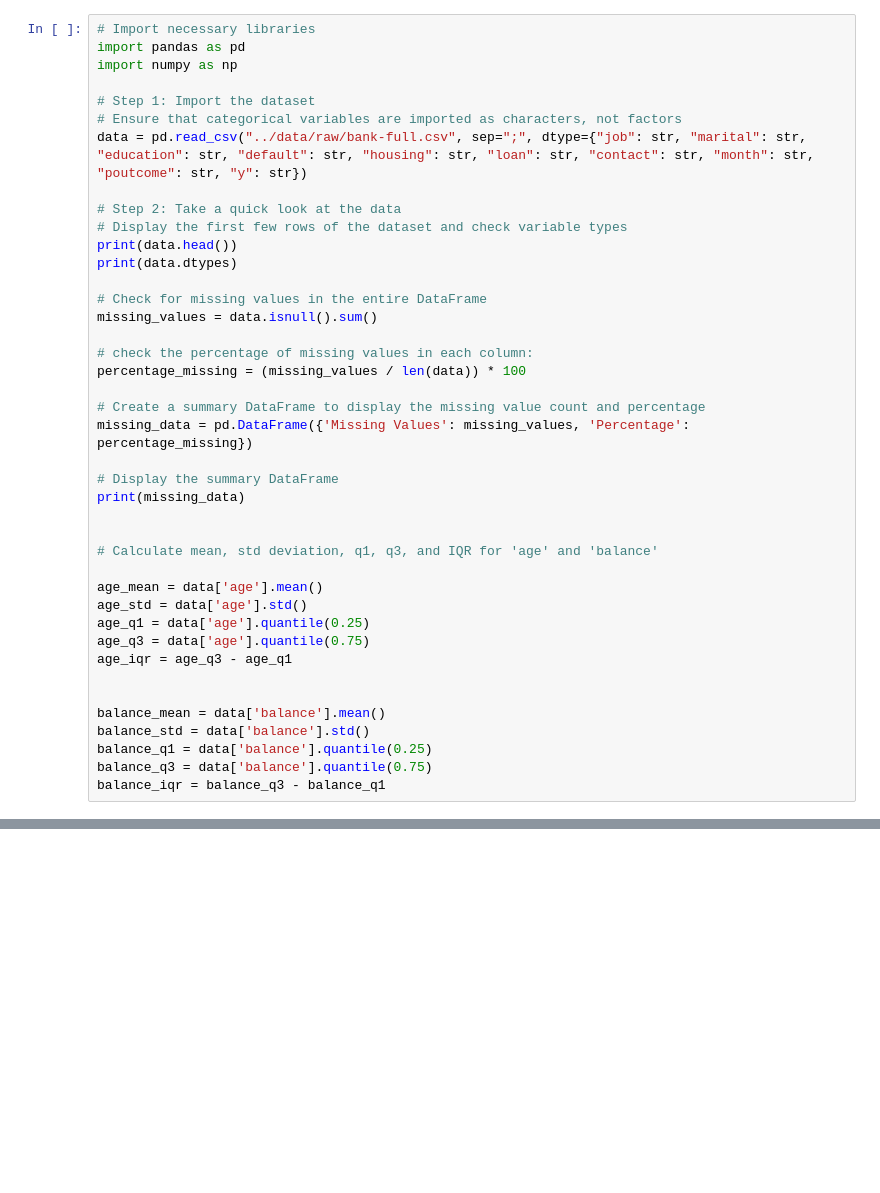
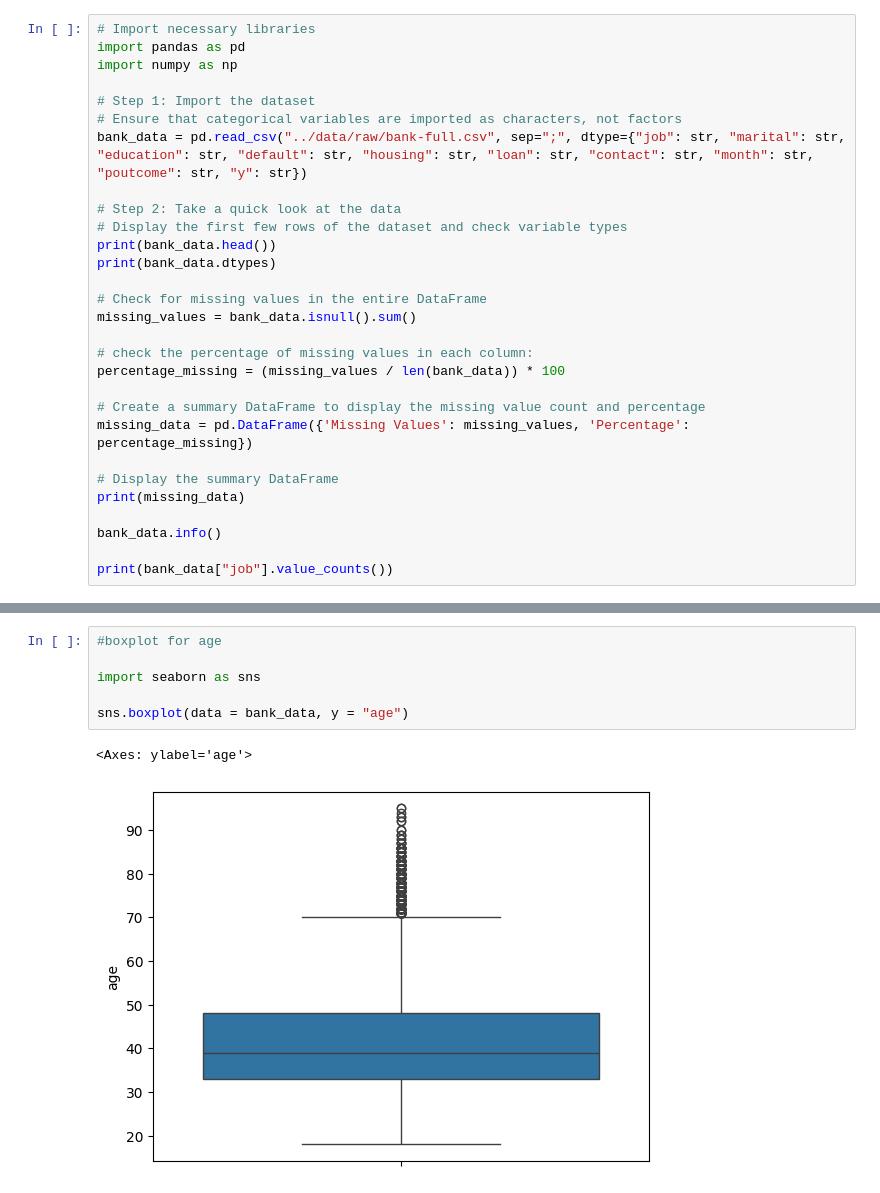
Before and after one commit to Soorabh/BankCustomerSubscription, a Jupyter notebook: notebooks/Bank Customer Term subscription.ipynb, the cells around one changed output, grey strips where cells are left out. Cells and saved outputs as stored; diff of their text form; blank space fills up the shorter version.

```diff
--- a/notebooks/Bank Customer Term subscription.ipynb
+++ b/notebooks/Bank Customer Term subscription.ipynb
@@ -5,18 +5,18 @@ import numpy as np
 
 # Step 1: Import the dataset
 # Ensure that categorical variables are imported as characters, not factors
-data = pd.read_csv("../data/raw/bank-full.csv", sep=";", dtype={"job": str, "marital": str, "education": str, "default": str, "housing": str, "loan": str, "contact": str, "month": str, "poutcome": str, "y": str})
+bank_data = pd.read_csv("../data/raw/bank-full.csv", sep=";", dtype={"job": str, "marital": str, "education": str, "default": str, "housing": str, "loan": str, "contact": str, "month": str, "poutcome": str, "y": str})
 
 # Step 2: Take a quick look at the data
 # Display the first few rows of the dataset and check variable types
-print(data.head())
-print(data.dtypes)
+print(bank_data.head())
+print(bank_data.dtypes)
 
 # Check for missing values in the entire DataFrame
-missing_values = data.isnull().sum()
+missing_values = bank_data.isnull().sum()
 
 # check the percentage of missing values in each column:
-percentage_missing = (missing_values / len(data)) * 100
+percentage_missing = (missing_values / len(bank_data)) * 100
 
 # Create a summary DataFrame to display the missing value count and percentage
 missing_data = pd.DataFrame({'Missing Values': missing_values, 'Percentage': percentage_missing})
@@ -24,21 +24,9 @@ missing_data = pd.DataFrame({'Missing Values': missing_values, 'Percentage': per
 # Display the summary DataFrame
 print(missing_data)
 
+bank_data.info()
 
-# Calculate mean, std deviation, q1, q3, and IQR for 'age' and 'balance'
-
-age_mean = data['age'].mean()
-age_std = data['age'].std()
-age_q1 = data['age'].quantile(0.25)
-age_q3 = data['age'].quantile(0.75)
-age_iqr = age_q3 - age_q1
-
-
-balance_mean = data['balance'].mean()
-balance_std = data['balance'].std()
-balance_q1 = data['balance'].quantile(0.25)
-balance_q3 = data['balance'].quantile(0.75)
-balance_iqr = balance_q3 - balance_q1
+print(bank_data["job"].value_counts())
 # %% [output]
    age           job  marital  education default  balance housing loan  \
 0   58    management  married   tertiary      no     2143     yes   no
@@ -59,0 +60,9 @@ y                       0         0.0
+# %%
+#boxplot for age
+
+import seaborn as sns
+
+sns.boxplot(data = bank_data, y = "age")
+# %% [output]
+<Axes: ylabel='age'>
+[figure, added]
```
Also changed, not shown: parts of 24 cells of this notebook, 2 other files.
